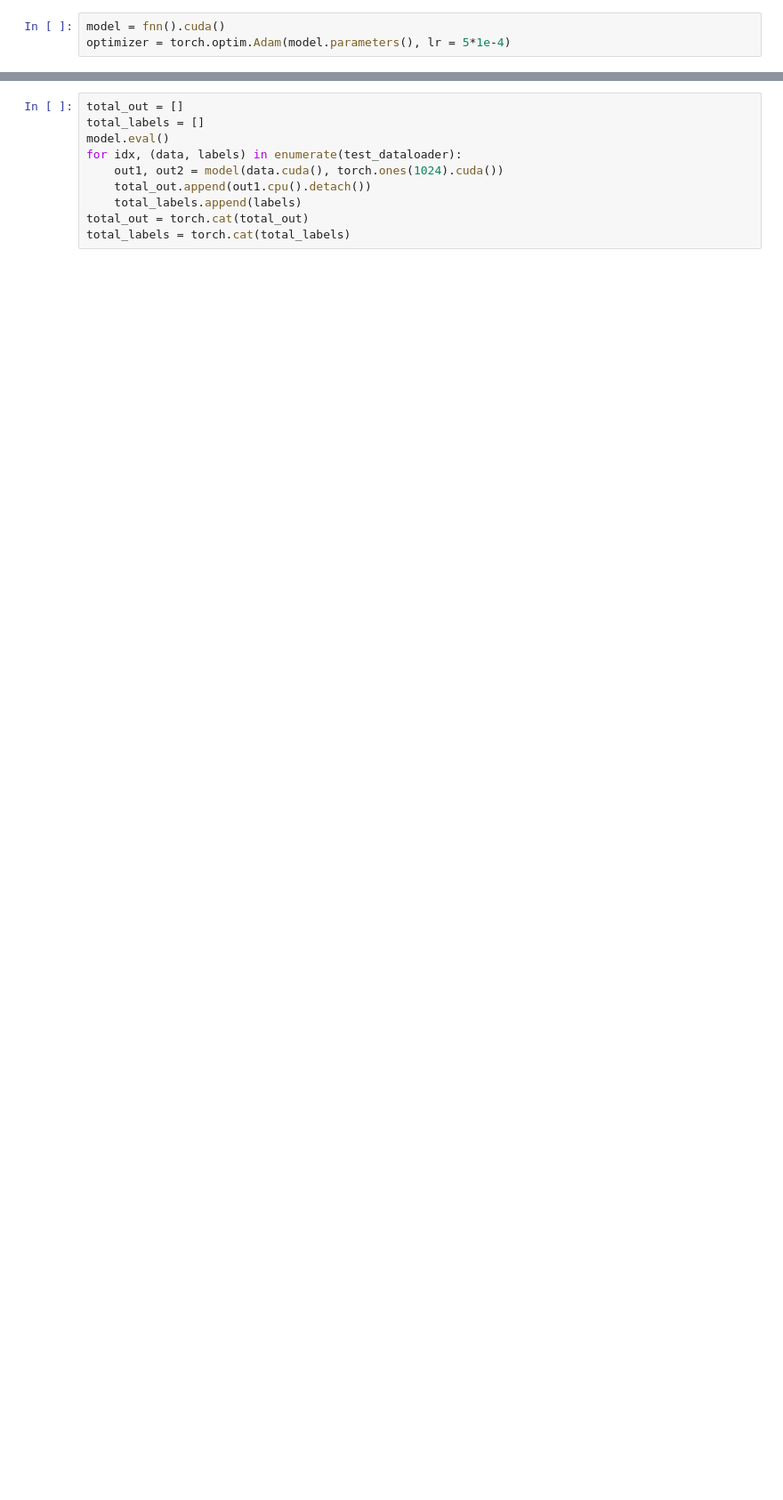
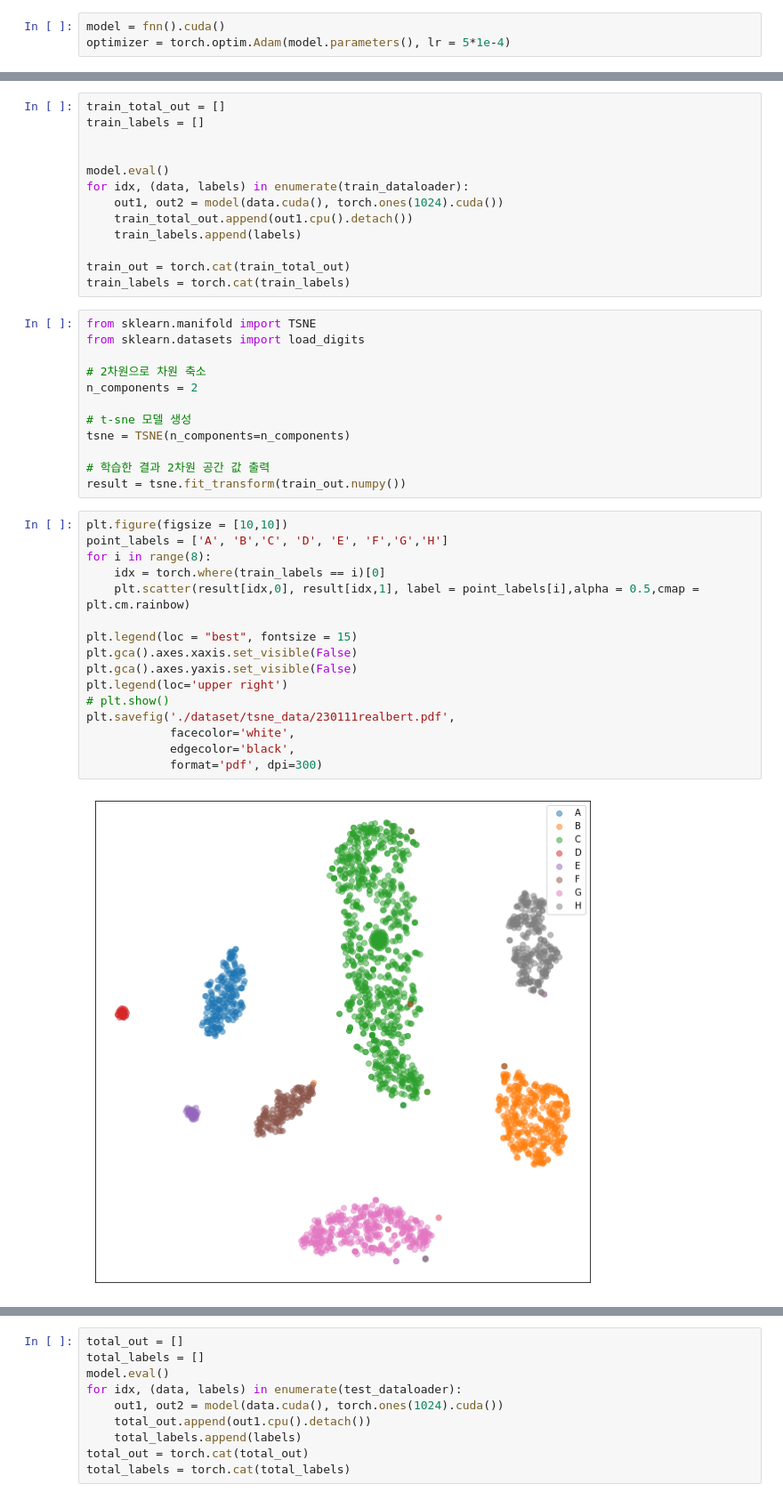
Before and after one commit to joesiheon496/Organize_information, a Jupyter notebook: Patent_metric_learning (2).ipynb, the cells around one changed output, grey strips where cells are left out. Shown at 89% size. Saved outputs shown, nothing was run; the diff lists cells and outputs as text; blank space fills up the shorter version.

```diff
--- a/Patent_metric_learning (2).ipynb
+++ b/Patent_metric_learning (2).ipynb
@@ -183,0 +425,43 @@ torch.save(model, "/content/drive/MyDrive/patent_mode.pt")
+# %%
+train_total_out = []
+train_labels = []
+
+
+model.eval()
+for idx, (data, labels) in enumerate(train_dataloader):
+    out1, out2 = model(data.cuda(), torch.ones(1024).cuda())
+    train_total_out.append(out1.cpu().detach())
+    train_labels.append(labels)
+
+train_out = torch.cat(train_total_out)
+train_labels = torch.cat(train_labels)
+# %%
+from sklearn.manifold import TSNE
+from sklearn.datasets import load_digits
+
+# 2차원으로 차원 축소
+n_components = 2
+
+# t-sne 모델 생성
+tsne = TSNE(n_components=n_components)
+
+# 학습한 결과 2차원 공간 값 출력
+result = tsne.fit_transform(train_out.numpy())
+# %%
+plt.figure(figsize = [10,10])
+point_labels = ['A', 'B','C', 'D', 'E', 'F','G','H']
+for i in range(8):
+    idx = torch.where(train_labels == i)[0]
+    plt.scatter(result[idx,0], result[idx,1], label = point_labels[i],alpha = 0.5,cmap = plt.cm.rainbow)
+
+plt.legend(loc = "best", fontsize = 15)
+plt.gca().axes.xaxis.set_visible(False)
+plt.gca().axes.yaxis.set_visible(False)
+plt.legend(loc='upper right')
+# plt.show()
+plt.savefig('./dataset/tsne_data/230111realbert.pdf',
+            facecolor='white',
+            edgecolor='black',
+            format='pdf', dpi=300)
+# %% [output]
+[figure, added]
```
Also changed, not shown: parts of 82 cells of this notebook.
